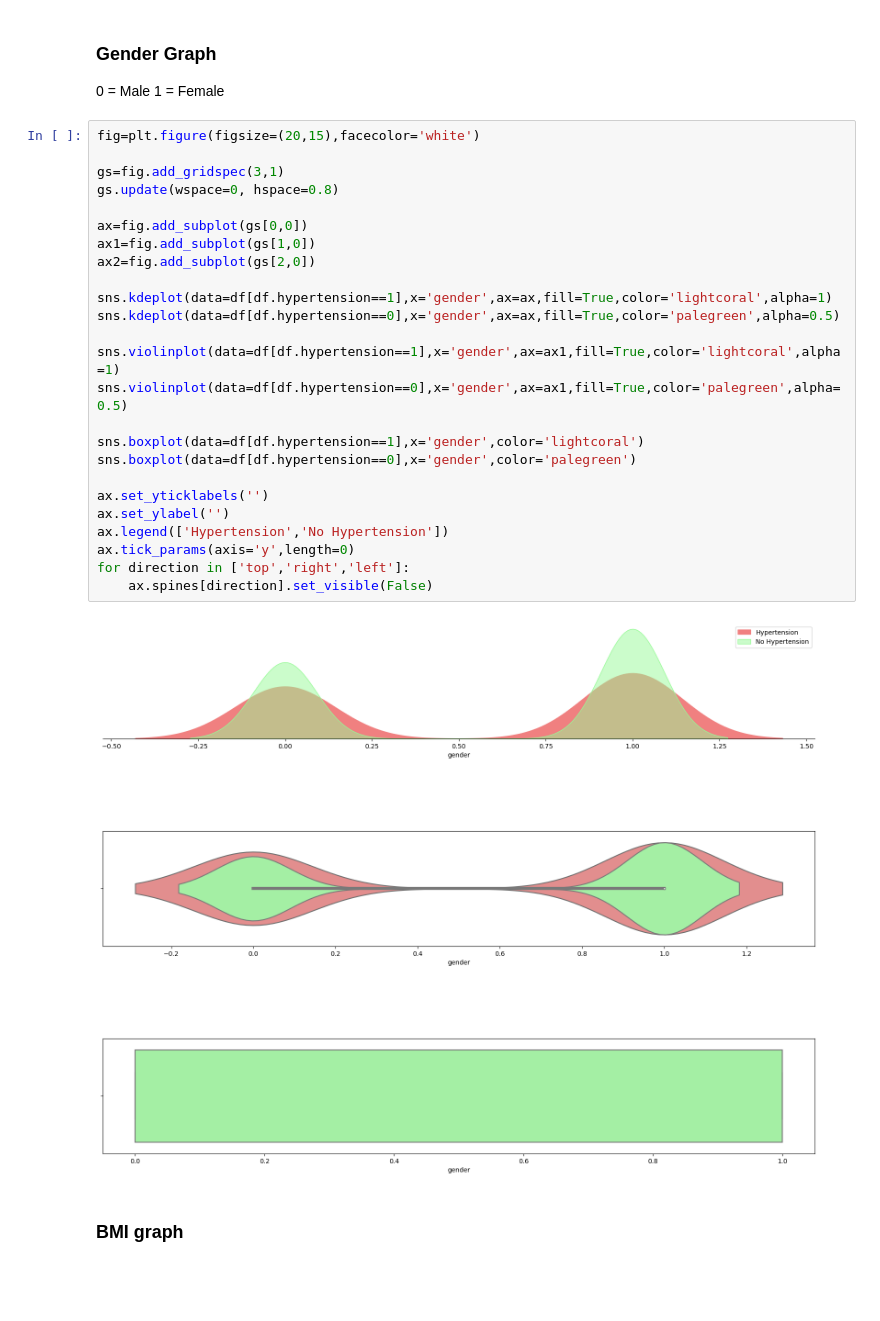
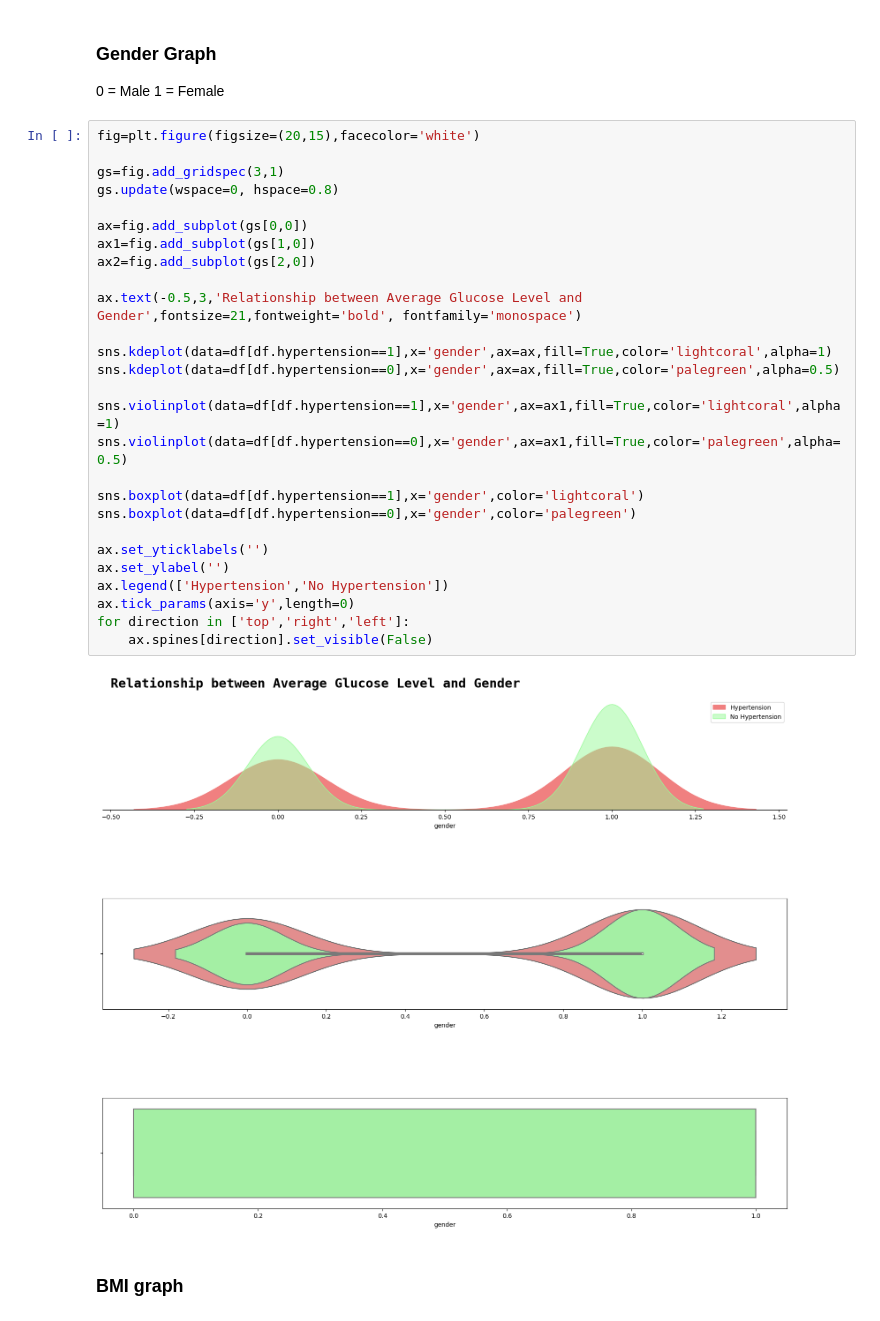
Before and after one commit to RISHABH-GUPTA-RG/HyptertensionDataVisualization, a Jupyter notebook: Main.ipynb, the cells around one changed output. Drawn from its saved outputs; the diff is of its cells as text; blank space fills up the shorter version.

```diff
--- a/Main.ipynb
+++ b/Main.ipynb
@@ -428,30 +428,32 @@ for direction in ['top','right','left']:
 # %%
 fig=plt.figure(figsize=(20,15),facecolor='white')
 
 gs=fig.add_gridspec(3,1)
 gs.update(wspace=0, hspace=0.8)
 
 ax=fig.add_subplot(gs[0,0])
 ax1=fig.add_subplot(gs[1,0])
 ax2=fig.add_subplot(gs[2,0])
+
+ax.text(-0.5,3,'Relationship between Average Glucose Level and Gender',fontsize=21,fontweight='bold', fontfamily='monospace')
 
 sns.kdeplot(data=df[df.hypertension==1],x='gender',ax=ax,fill=True,color='lightcoral',alpha=1)
 sns.kdeplot(data=df[df.hypertension==0],x='gender',ax=ax,fill=True,color='palegreen',alpha=0.5)
 
 sns.violinplot(data=df[df.hypertension==1],x='gender',ax=ax1,fill=True,color='lightcoral',alpha=1)
 sns.violinplot(data=df[df.hypertension==0],x='gender',ax=ax1,fill=True,color='palegreen',alpha=0.5)
 
 sns.boxplot(data=df[df.hypertension==1],x='gender',color='lightcoral')
 sns.boxplot(data=df[df.hypertension==0],x='gender',color='palegreen')
 
 ax.set_yticklabels('')
 ax.set_ylabel('')
 ax.legend(['Hypertension','No Hypertension'])
 ax.tick_params(axis='y',length=0)
 for direction in ['top','right','left']:
     ax.spines[direction].set_visible(False)
 # %% [output]
-[figure, old version]
+[figure, new version]
 # %% [markdown]
 ### BMI graph
 # %%
```
Also changed, not shown: parts of 9 cells of this notebook.
